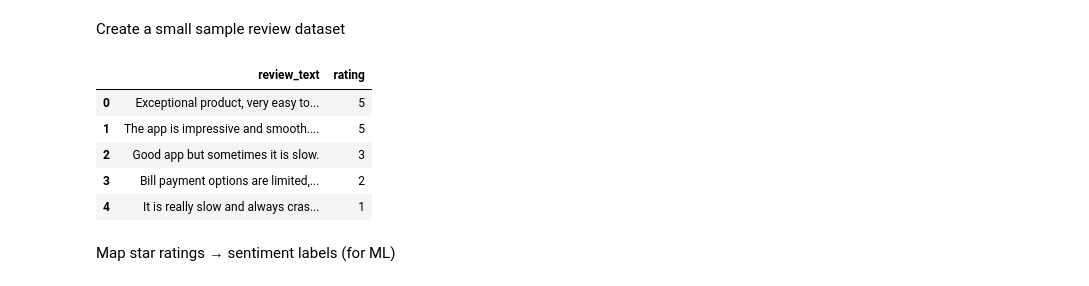
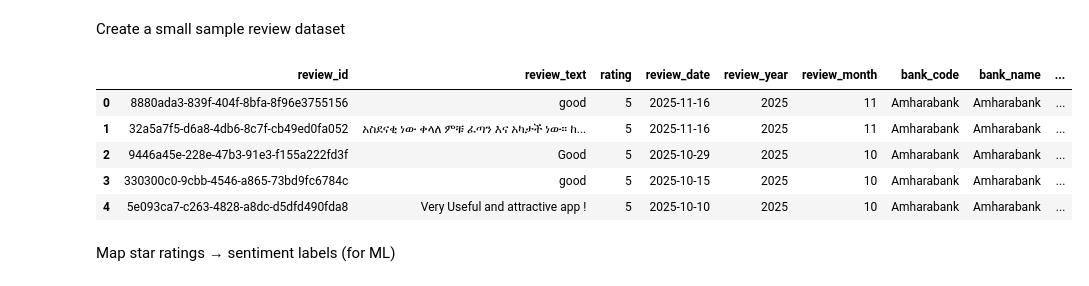
Before and after one commit to biyavani/10-academy-week-2, a Jupyter notebook: notebook/Sentiment_demo.ipynb, the cells around one changed output. Drawn from its saved outputs; the diff is of its cells as text; code cells hidden in the pictures.

```diff
--- a/notebook/Sentiment_demo.ipynb
+++ b/notebook/Sentiment_demo.ipynb
@@ -34,30 +35,15 @@ sia = SentimentIntensityAnalyzer()
 # %% [markdown]
 Create a small sample review dataset
 # %%
-# Cell 4: Create a synthetic dataset of bank app reviews
-
-data = [
-    {"review_text": "Exceptional product, very easy to use and fast.", "rating": 5},
-    {"review_text": "The app is impressive and smooth. Great job Dashen Bank!", "rating": 5},
-    {"review_text": "Good app but sometimes it is slow.", "rating": 3},
-    {"review_text": "Bill payment options are limited, please add more services.", "rating": 2},
-    {"review_text": "It is really slow and always crashing. Very frustrating!", "rating": 1},
-    {"review_text": "Always updating, bad stability, I don't like it.", "rating": 1},
-    {"review_text": "With the super app everything I need is just a tap away.", "rating": 5},
-    {"review_text": "It's okay, nothing special but it works.", "rating": 3},
-    {"review_text": "I disabled developer options but it still doesn't work.", "rating": 1},
-    {"review_text": "Clean design, user friendly and reliable.", "rating": 4},
-]
-
-df = pd.DataFrame(data)
+df = pd.read_csv("data/processed/reviews_processed.csv")
 df.head()
 # %% [output]
-|  | review_text | rating |
-| 0 | Exceptional product, very easy to... | 5 |
-| 1 | The app is impressive and smooth.... | 5 |
-| 2 | Good app but sometimes it is slow. | 3 |
-| 3 | Bill payment options are limited,... | 2 |
-| 4 | It is really slow and always cras... | 1 |
+|  | review_id | review_text | rating | review_date | review_year | review_month | bank_code | bank_name | ... |
+| 0 | 8880ada3-839f-404f-8bfa-8f96e3755156 | good | 5 | 2025-11-16 | 2025 | 11 | Amharabank | Amharabank | ... |
+| 1 | 32a5a7f5-d6a8-4db6-8c7f-cb49ed0fa052 | አስደናቂ ነው ቀላለ ምቹ ፈጣን እና አካታች ነው። ከ... | 5 | 2025-11-16 | 2025 | 11 | Amharabank | Amharabank | ... |
+| 2 | 9446a45e-228e-47b3-91e3-f155a222fd3f | Good | 5 | 2025-10-29 | 2025 | 10 | Amharabank | Amharabank | ... |
+| 3 | 330300c0-9cbb-4546-a865-73bd9fc6784c | good | 5 | 2025-10-15 | 2025 | 10 | Amharabank | Amharabank | ... |
+| 4 | 5e093ca7-c263-4828-a8dc-d5dfd490fda8 | Very Useful and attractive app ! | 5 | 2025-10-10 | 2025 | 10 | Amharabank | Amharabank | ... |
 # %% [markdown]
 Map star ratings → sentiment labels (for ML)
 # %%
```
Also changed, not shown: parts of 20 cells of this notebook, 6 other files.
